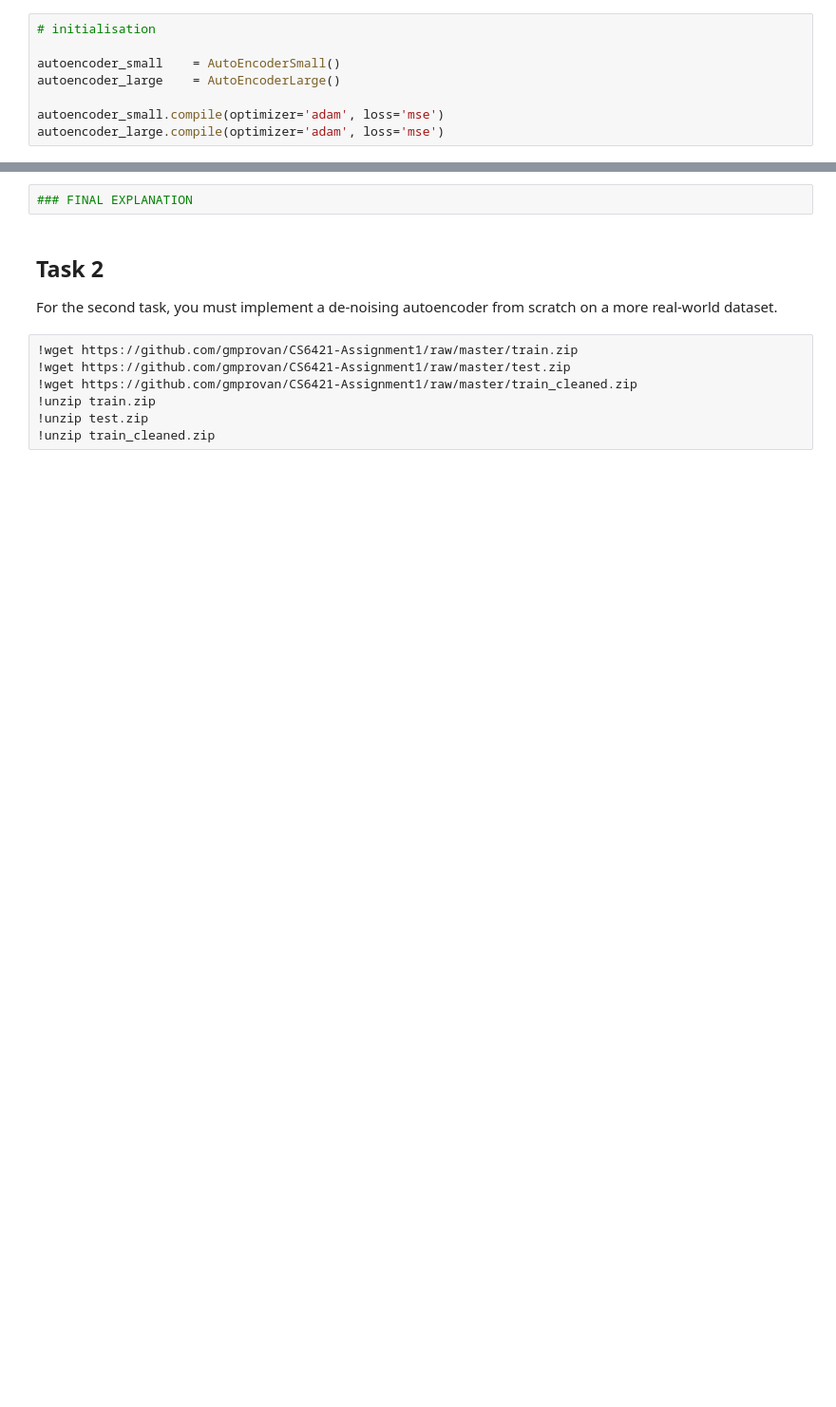
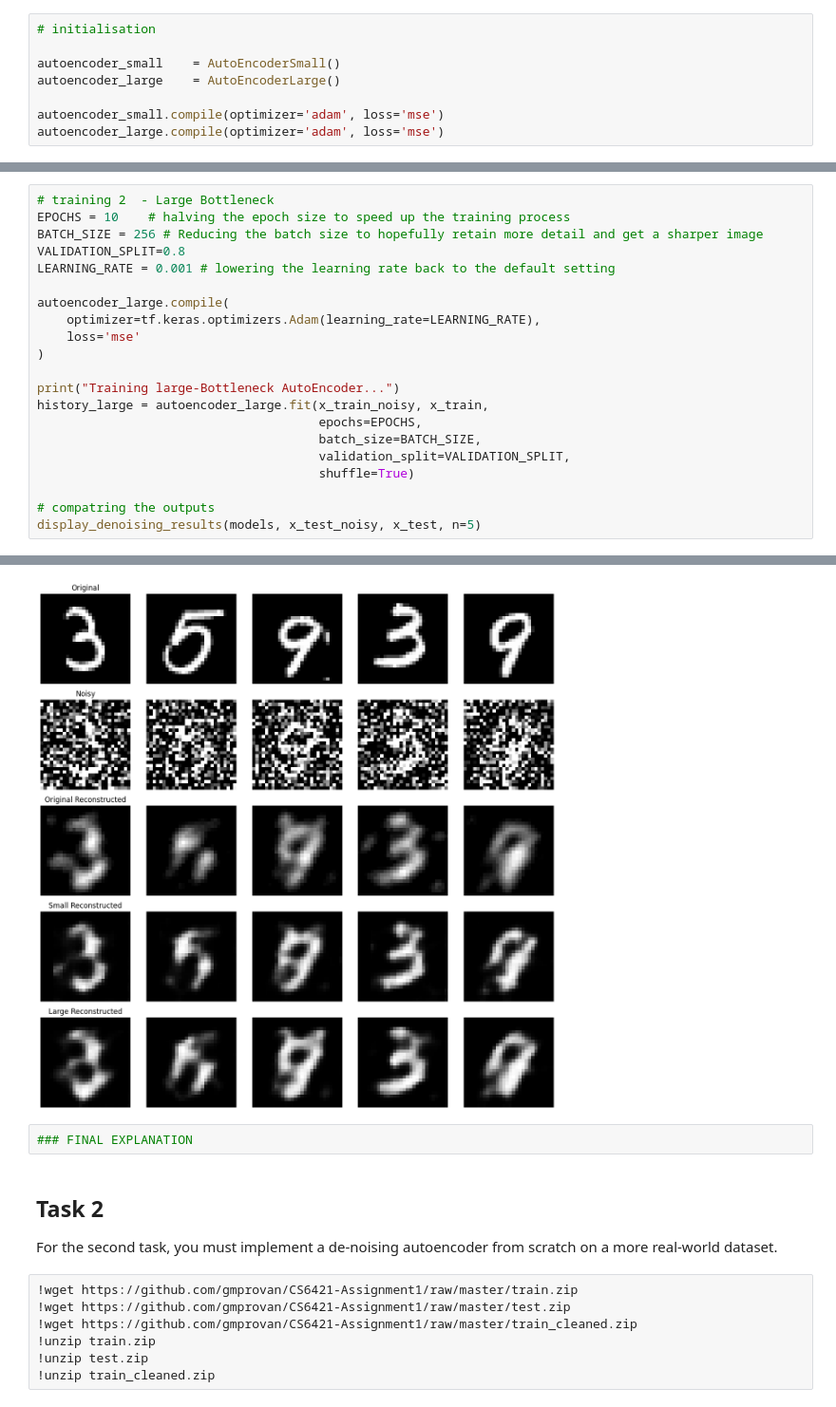
Before and after one commit to Freed0mclub/Lab-01, a Jupyter notebook: CS6421_Assignment_02.ipynb, the cells around one changed output, grey strips where cells are left out. Shown: that part at 95% size. Saved outputs shown, nothing was run; the diff lists cells and outputs as text; blank space fills up the shorter version.

```diff
--- a/CS6421_Assignment_02.ipynb
+++ b/CS6421_Assignment_02.ipynb
@@ -373,0 +592,22 @@ TypeError: TensorFlowTrainer.predict() missing 1 required positional argument: '
+# %%
+# training 2  - Large Bottleneck
+EPOCHS = 10    # halving the epoch size to speed up the training process
+BATCH_SIZE = 256 # Reducing the batch size to hopefully retain more detail and get a sharper image
+VALIDATION_SPLIT=0.8
+LEARNING_RATE = 0.001 # lowering the learning rate back to the default setting
+
+autoencoder_large.compile(
+    optimizer=tf.keras.optimizers.Adam(learning_rate=LEARNING_RATE),
+    loss='mse'
+)
+
+print("Training large-Bottleneck AutoEncoder...")
+history_large = autoencoder_large.fit(x_train_noisy, x_train,
+                                      epochs=EPOCHS,
+                                      batch_size=BATCH_SIZE,
+                                      validation_split=VALIDATION_SPLIT,
+                                      shuffle=True)
+
+# compatring the outputs
+display_denoising_results(models, x_test_noisy, x_test, n=5)
+# %% [output]
@@ -374,3 +628,4 @@ TypeError: TensorFlowTrainer.predict() missing 1 required positional argument: '
+[figure, added]
 # %%
 ### FINAL EXPLANATION
 # %% [markdown]
```
Also changed, not shown: parts of 18 cells of this notebook.
